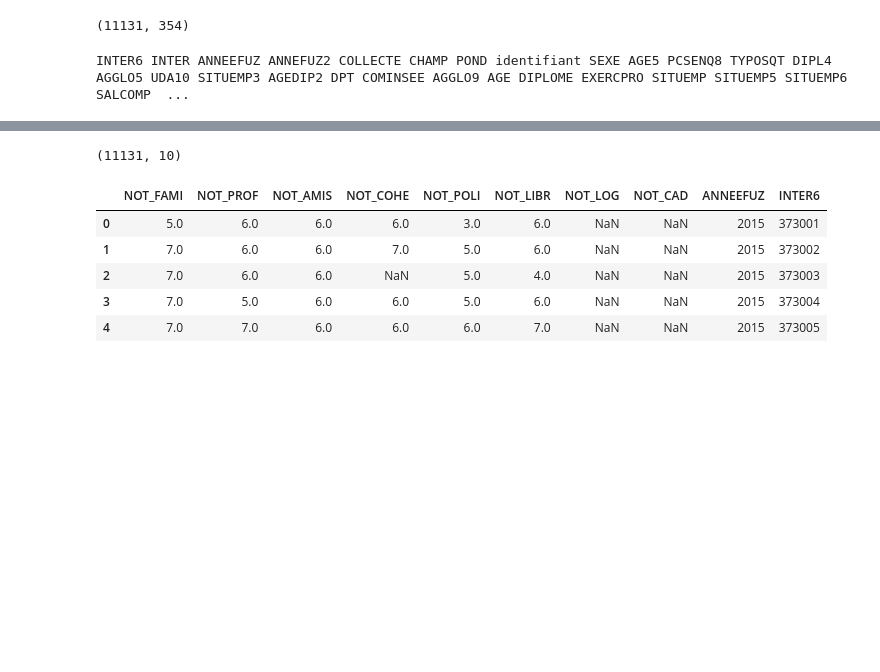
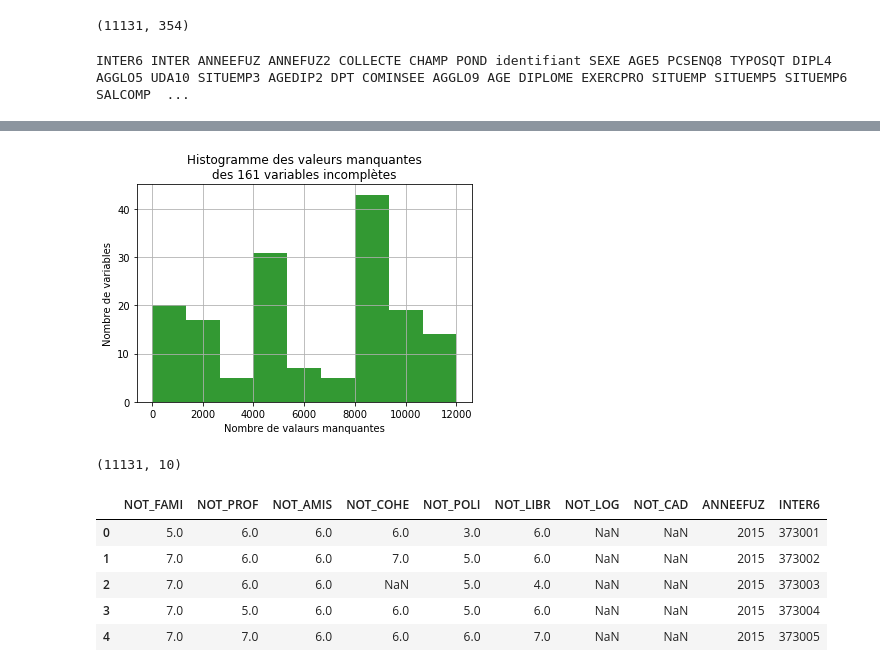
Before and after one commit to Greg131/Felix, a Jupyter notebook: Exploration with python.ipynb, the cells around one changed output, grey strips where cells are left out. Drawn from its saved outputs; the diff is of its cells as text; code cells hidden in the pictures; blank space fills up the shorter version.

```diff
--- a/Exploration with python.ipynb
+++ b/Exploration with python.ipynb
@@ -24,0 +64,2 @@ INTER6 INTER ANNEEFUZ ANNEFUZ2 COLLECTE CHAMP POND identifiant SEXE AGE5 PCSENQ8
+# %%
+B = A[A != 0]
@@ -25,3 +70,13 @@ INTER6 INTER ANNEEFUZ ANNEFUZ2 COLLECTE CHAMP POND identifiant SEXE AGE5 PCSENQ8
+# %%
+fig=plt.figure()
+plt.title("Histogramme des valeurs manquantes\ndes 161 variables incomplètes")
+plt.ylabel(u'Nombre de variables')
+plt.xlabel("Nombre de valaurs manquantes")
+bins = np.linspace(0, 12000, 10)
+plt.hist(B, bins, facecolor='g', alpha=0.8)
+plt.grid()
+# %% [output]
+[figure, added]
 # %%
 sub_cdv = cdv.loc[:,["NOT_FAMI", "NOT_PROF", "NOT_AMIS",
                    "NOT_COHE", "NOT_POLI", "NOT_LIBR",
```
Also changed, not shown: parts of 9 cells of this notebook.
